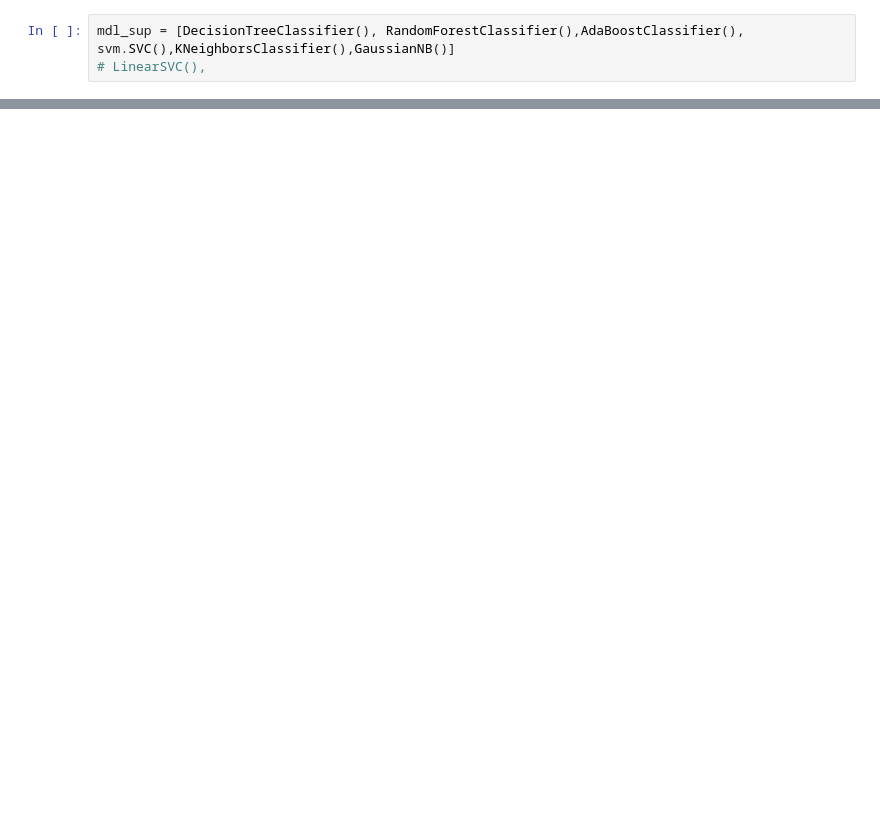
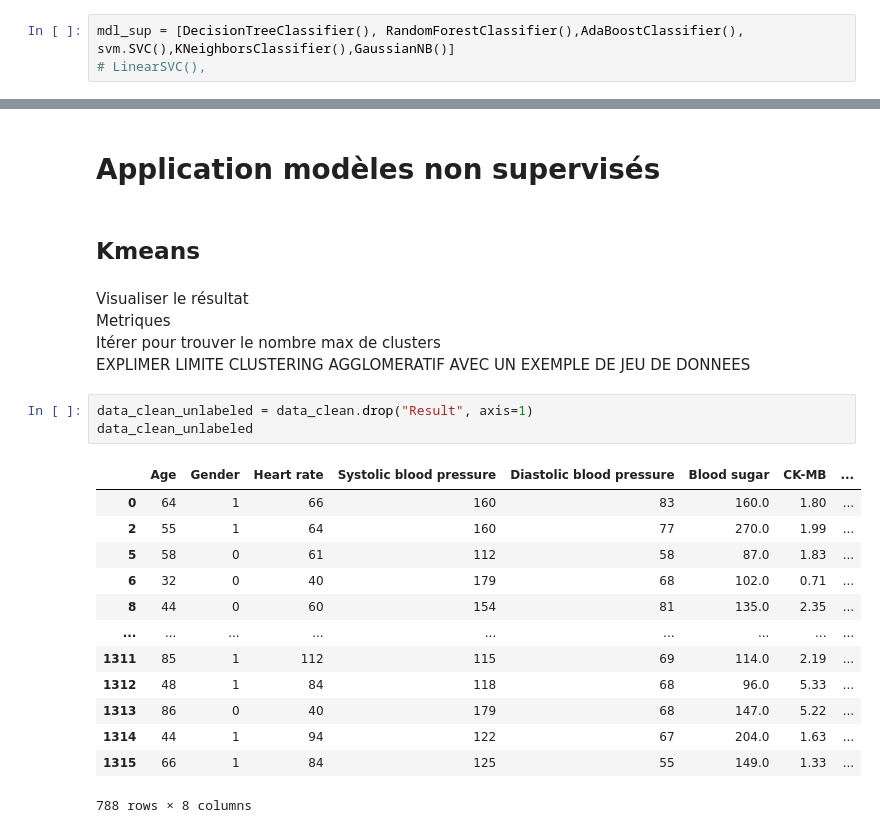
Before and after one commit to PlasmOwO/heart-attack, a Jupyter notebook: heartattackv1bis.ipynb, the cells around one changed output, grey strips where cells are left out. Saved outputs shown, nothing was run; the diff lists cells and outputs as text; blank space fills up the shorter version.

```diff
--- a/heartattackv1bis.ipynb
+++ b/heartattackv1bis.ipynb
@@ -419,0 +416,26 @@ plt.legend()
+# %% [markdown]
+# Application modèles non supervisés
+# %% [markdown]
+## Kmeans
+# %% [markdown]
+Visualiser le résultat
+Metriques
+Itérer pour trouver le nombre max de clusters
+EXPLIMER LIMITE CLUSTERING AGGLOMERATIF AVEC UN EXEMPLE DE JEU DE DONNEES
+# %%
+data_clean_unlabeled = data_clean.drop("Result", axis=1)
+data_clean_unlabeled
+# %% [output]
+|  | Age | Gender | Heart rate | Systolic blood pressure | Diastolic blood pressure | Blood sugar | CK-MB | ... |
+| 0 | 64 | 1 | 66 | 160 | 83 | 160.0 | 1.80 | ... |
+| 2 | 55 | 1 | 64 | 160 | 77 | 270.0 | 1.99 | ... |
+| 5 | 58 | 0 | 61 | 112 | 58 | 87.0 | 1.83 | ... |
+| 6 | 32 | 0 | 40 | 179 | 68 | 102.0 | 0.71 | ... |
+| 8 | 44 | 0 | 60 | 154 | 81 | 135.0 | 2.35 | ... |
+| ... | ... | ... | ... | ... | ... | ... | ... | ... |
+| 1311 | 85 | 1 | 112 | 115 | 69 | 114.0 | 2.19 | ... |
+| 1312 | 48 | 1 | 84 | 118 | 68 | 96.0 | 5.33 | ... |
+| 1313 | 86 | 0 | 40 | 179 | 68 | 147.0 | 5.22 | ... |
+| 1314 | 44 | 1 | 94 | 122 | 67 | 204.0 | 1.63 | ... |
+| 1315 | 66 | 1 | 84 | 125 | 55 | 149.0 | 1.33 | ... |
+788 rows × 8 columns
```
Also changed, not shown: parts of 22 cells of this notebook.
